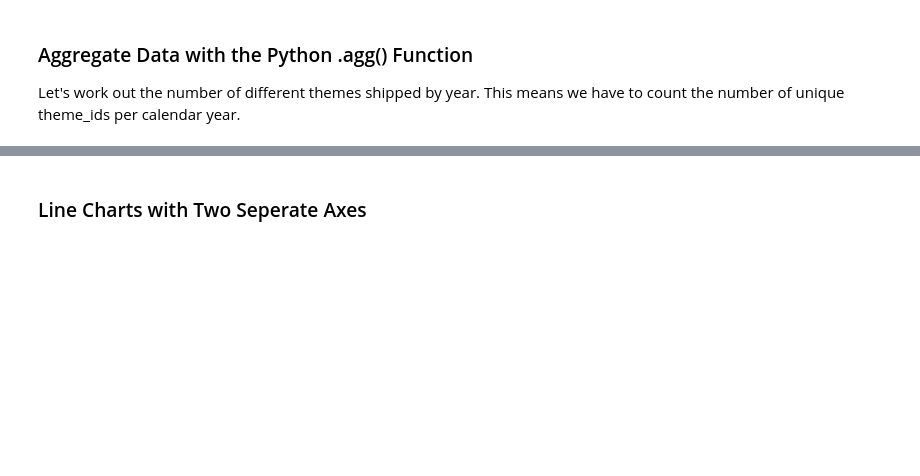
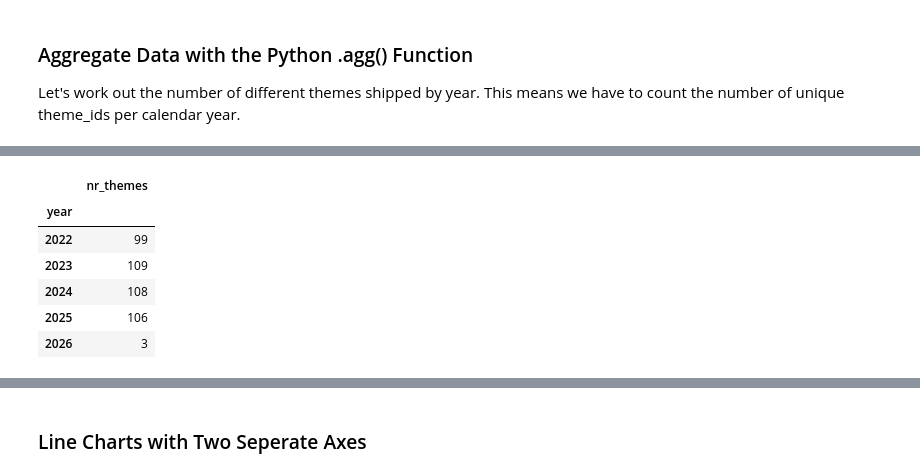
Before and after one commit to AndyRoy04/100DaysOfCode_Python, a Jupyter notebook: Day_74/Lego_Analysis_for_Course_(start).ipynb, the cells around one changed output, grey strips where cells are left out. Cells and saved outputs as stored; diff of their text form; code cells hidden in the pictures; blank space fills up the shorter version.

```diff
--- a/Day_74/Lego_Analysis_for_Course_(start).ipynb
+++ b/Day_74/Lego_Analysis_for_Course_(start).ipynb
@@ -175 +193,12 @@ Let's work out the number of different themes shipped by year. This means we hav
+# %%
+themes_by_year.rename(columns = {'theme_id':'nr_themes'}, inplace=True)
+themes_by_year.tail()
+# %% [output]
+|  | nr_themes |
+| year |  |
+| 2022 | 99 |
+| 2023 | 109 |
+| 2024 | 108 |
+| 2025 | 106 |
+| 2026 | 3 |
 # %% [markdown]
```
Also changed, not shown: parts of 3 cells of this notebook.
